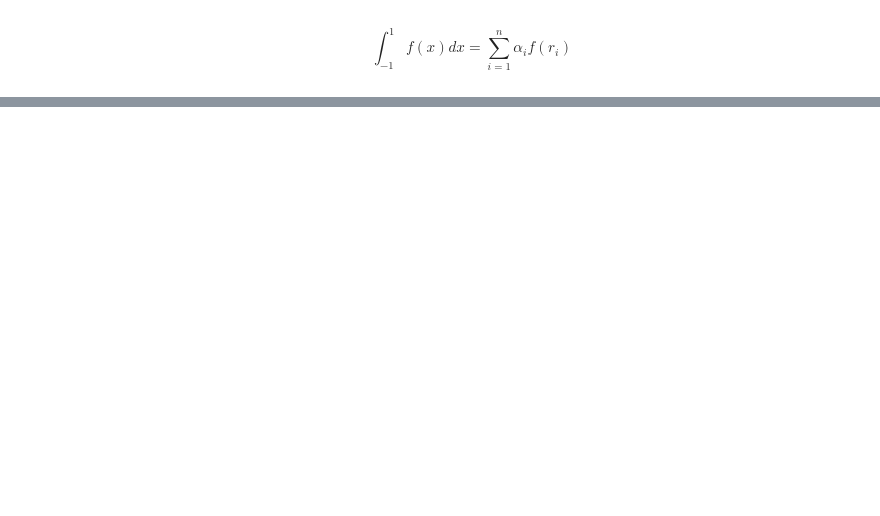
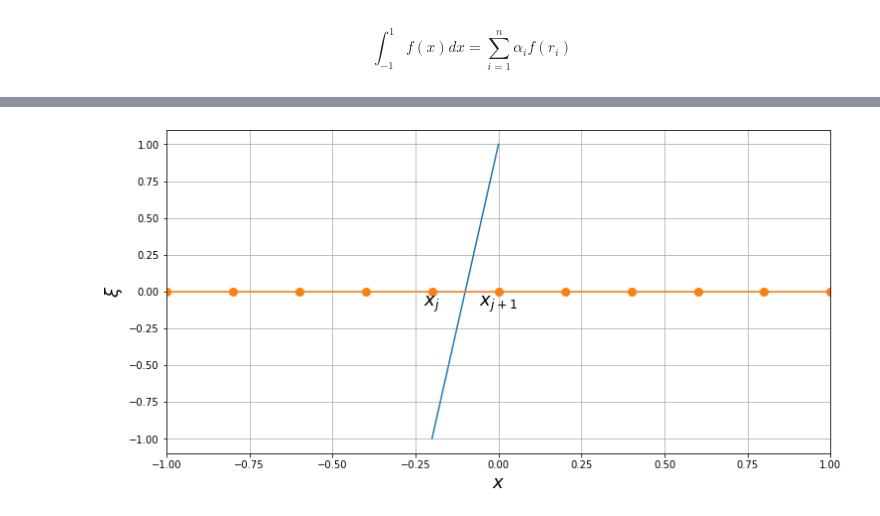
Before and after one commit to bharath-kamath705/FEM_PoissonEq, a Jupyter notebook: Poisson_Eq.ipynb, the cells around one changed output, grey strips where cells are left out. Drawn from its saved outputs; the diff is of its cells as text; code cells hidden in the pictures; blank space fills up the shorter version.

```diff
--- a/Poisson_Eq.ipynb
+++ b/Poisson_Eq.ipynb
@@ -404,0 +406,24 @@ We will do a coordinate transform in the form
+# %%
+j = 4
+
+# create figure and grab fig, axis handles
+fig, ax = plt.subplots(figsize=[12,6])
+
+# plot nodes and function
+ax.plot([x_nodes[j], x_nodes[j+1]], [-1, 1])
+ax.plot(x_nodes, np.zeros(np.size(x_nodes)), marker="o", markersize="8")
+
+# mark jth and (j+1)th node
+ax.text(x_nodes[j],-0.1 ,"$x_j$", fontsize=18, horizontalalignment="center")
+ax.text(x_nodes[j+1],-0.1, "$x_{j+1}$", fontsize=18, horizontalalignment="center")
+
+# axis limits
+ax.set_xlim(x_start, x_end)
+ax.set_ylim(-1.1, 1.1)
+
+# axis labels
+ax.set_xlabel("$x$", fontsize=18)
+ax.set_ylabel("$ \\xi $", fontsize=18)
+ax.grid("True")
+# %% [output]
+[figure, added]
```
Also changed, not shown: parts of 15 cells of this notebook.
